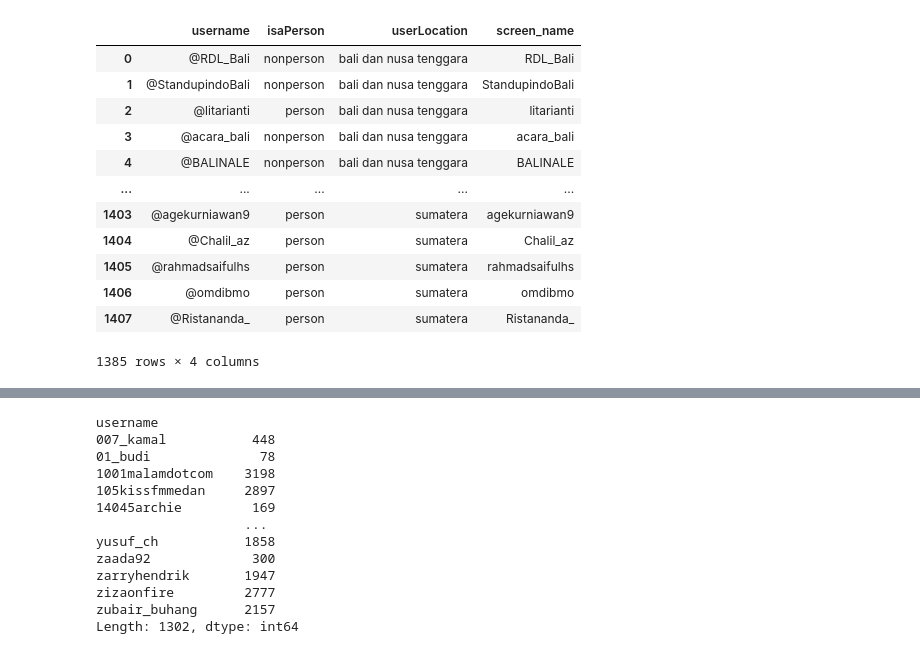
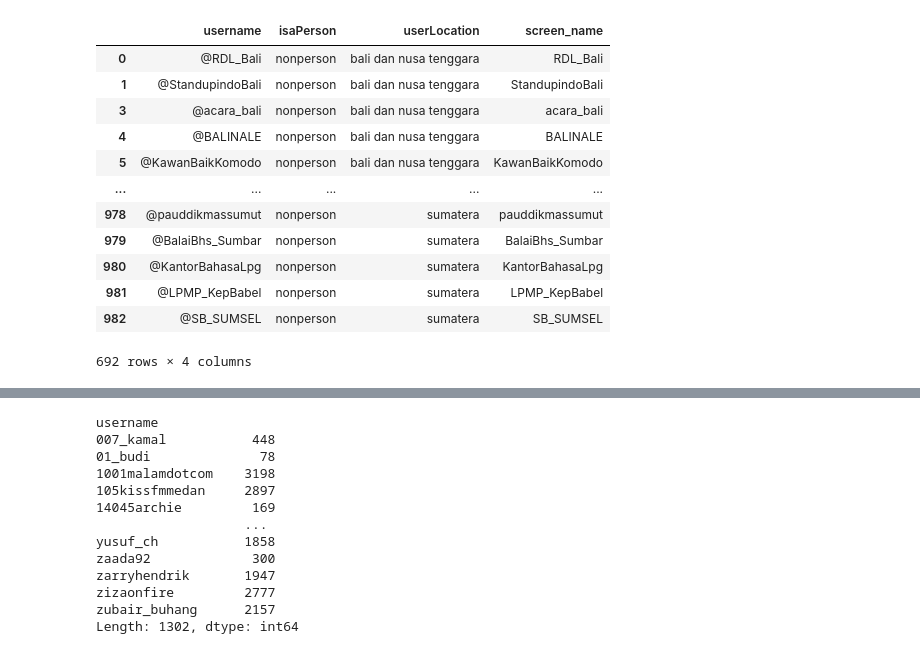
Before and after one commit to ir-nlp-csui/indotwitterlocation, a Jupyter notebook: Using Twitter API to get Tweets.ipynb, the cells around one changed output, grey strips where cells are left out. Drawn from its saved outputs; the diff is of its cells as text; code cells hidden in the pictures.

```diff
--- a/Using Twitter API to get Tweets.ipynb
+++ b/Using Twitter API to get Tweets.ipynb
@@ -7,19 +7,19 @@ folderPATH = "dataset"
 # %%
 user_data = pd.read_csv(folderPATH+'/new/finaluser.csv', index_col=0)
 # %%
-user_data
+user_data[user_data['isaPerson']=='nonperson']
 # %% [output]
 |  | username | isaPerson | userLocation | screen_name |
 | 0 | @RDL_Bali | nonperson | bali dan nusa tenggara | RDL_Bali |
 | 1 | @StandupindoBali | nonperson | bali dan nusa tenggara | StandupindoBali |
-| 2 | @litarianti | person | bali dan nusa tenggara | litarianti |
 | 3 | @acara_bali | nonperson | bali dan nusa tenggara | acara_bali |
 | 4 | @BALINALE | nonperson | bali dan nusa tenggara | BALINALE |
+| 5 | @KawanBaikKomodo | nonperson | bali dan nusa tenggara | KawanBaikKomodo |
 | ... | ... | ... | ... | ... |
-| 1403 | @agekurniawan9 | person | sumatera | agekurniawan9 |
-| 1404 | @Chalil_az | person | sumatera | Chalil_az |
-| 1405 | @rahmadsaifulhs | person | sumatera | rahmadsaifulhs |
-| 1406 | @omdibmo | person | sumatera | omdibmo |
-| 1407 | @Ristananda_ | person | sumatera | Ristananda_ |
+| 978 | @pauddikmassumut | nonperson | sumatera | pauddikmassumut |
+| 979 | @BalaiBhs_Sumbar | nonperson | sumatera | BalaiBhs_Sumbar |
+| 980 | @KantorBahasaLpg | nonperson | sumatera | KantorBahasaLpg |
+| 981 | @LPMP_KepBabel | nonperson | sumatera | LPMP_KepBabel |
+| 982 | @SB_SUMSEL | nonperson | sumatera | SB_SUMSEL |
-1385 rows × 4 columns
+692 rows × 4 columns
 # %%
```
Also changed, not shown: parts of 1 cell of this notebook.
